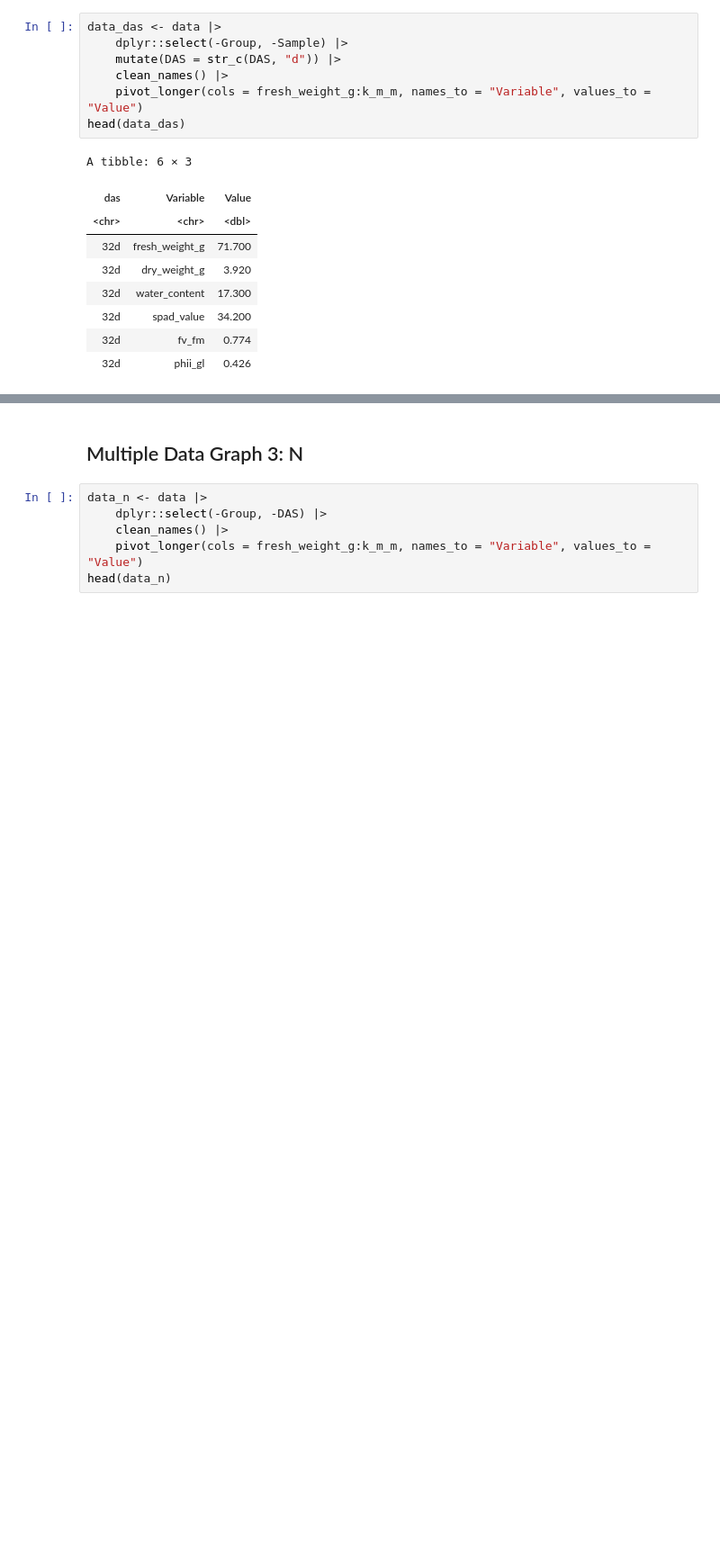
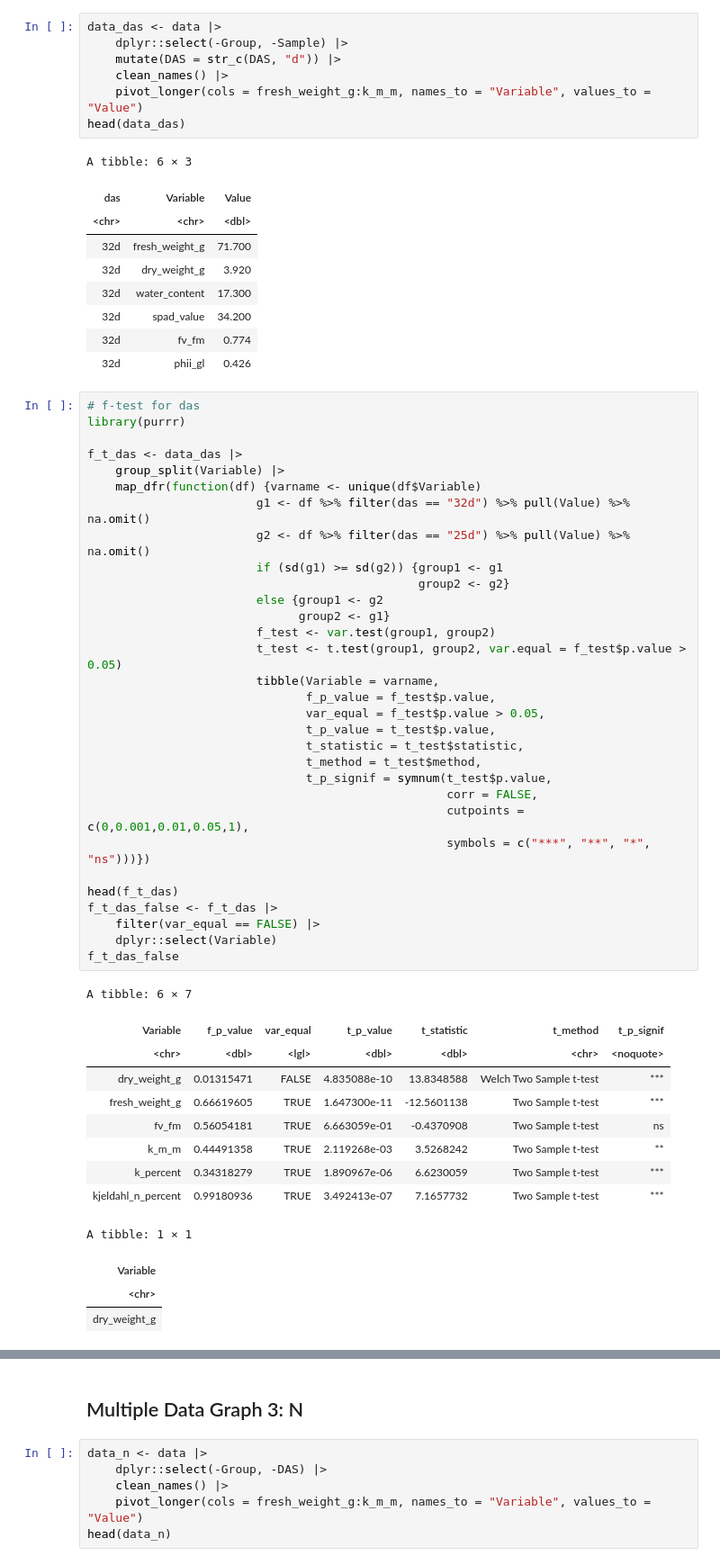
Before and after one commit to ToMatoanene/InorganicAnalysis_2025, a Jupyter notebook: WholeClass.ipynb, the cells around one changed output, grey strips where cells are left out. Shown at 90% size. Saved outputs shown, nothing was run; the diff lists cells and outputs as text; blank space fills up the shorter version.

```diff
--- a/WholeClass.ipynb
+++ b/WholeClass.ipynb
@@ -283,6 +283,51 @@ A tibble: 6 × 3
 | 32d | spad_value | 34.200 |
 | 32d | fv_fm | 0.774 |
 | 32d | phii_gl | 0.426 |
+# %%
+# f-test for das
+library(purrr)
+
+f_t_das <- data_das |>
+    group_split(Variable) |>
+    map_dfr(function(df) {varname <- unique(df$Variable)
+                        g1 <- df %>% filter(das == "32d") %>% pull(Value) %>% na.omit()
+                        g2 <- df %>% filter(das == "25d") %>% pull(Value) %>% na.omit()
+                        if (sd(g1) >= sd(g2)) {group1 <- g1
+                                               group2 <- g2}
+                        else {group1 <- g2
+                              group2 <- g1}
+                        f_test <- var.test(group1, group2)
+                        t_test <- t.test(group1, group2, var.equal = f_test$p.value > 0.05)
+                        tibble(Variable = varname,
+                               f_p_value = f_test$p.value,
+                               var_equal = f_test$p.value > 0.05,
+                               t_p_value = t_test$p.value,
+                               t_statistic = t_test$statistic,
+                               t_method = t_test$method,
+                               t_p_signif = symnum(t_test$p.value,
+                                                   corr = FALSE,
+                                                   cutpoints = c(0,0.001,0.01,0.05,1),
+                                                   symbols = c("***", "**", "*", "ns")))})
+
+head(f_t_das)
+f_t_das_false <- f_t_das |>
+    filter(var_equal == FALSE) |>
+    dplyr::select(Variable)
+f_t_das_false
+# %% [output]
+A tibble: 6 × 7
+| Variable | f_p_value | var_equal | t_p_value | t_statistic | t_method | t_p_signif |
+| <chr> | <dbl> | <lgl> | <dbl> | <dbl> | <chr> | <noquote> |
+| dry_weight_g | 0.01315471 | FALSE | 4.835088e-10 | 13.8348588 | Welch Two Sample t-test | *** |
+| fresh_weight_g | 0.66619605 | TRUE | 1.647300e-11 | -12.5601138 | Two Sample t-test | *** |
+| fv_fm | 0.56054181 | TRUE | 6.663059e-01 | -0.4370908 | Two Sample t-test | ns |
+| k_m_m | 0.44491358 | TRUE | 2.119268e-03 | 3.5268242 | Two Sample t-test | ** |
+| k_percent | 0.34318279 | TRUE | 1.890967e-06 | 6.6230059 | Two Sample t-test | *** |
+| kjeldahl_n_percent | 0.99180936 | TRUE | 3.492413e-07 | 7.1657732 | Two Sample t-test | *** |
+A tibble: 1 × 1
+| Variable |
+| <chr> |
+| dry_weight_g |
 # %%
 # define the position of p.signif
 data_das_max <- data_das |>
```
Also changed, not shown: parts of 8 cells of this notebook, 7 other files.
